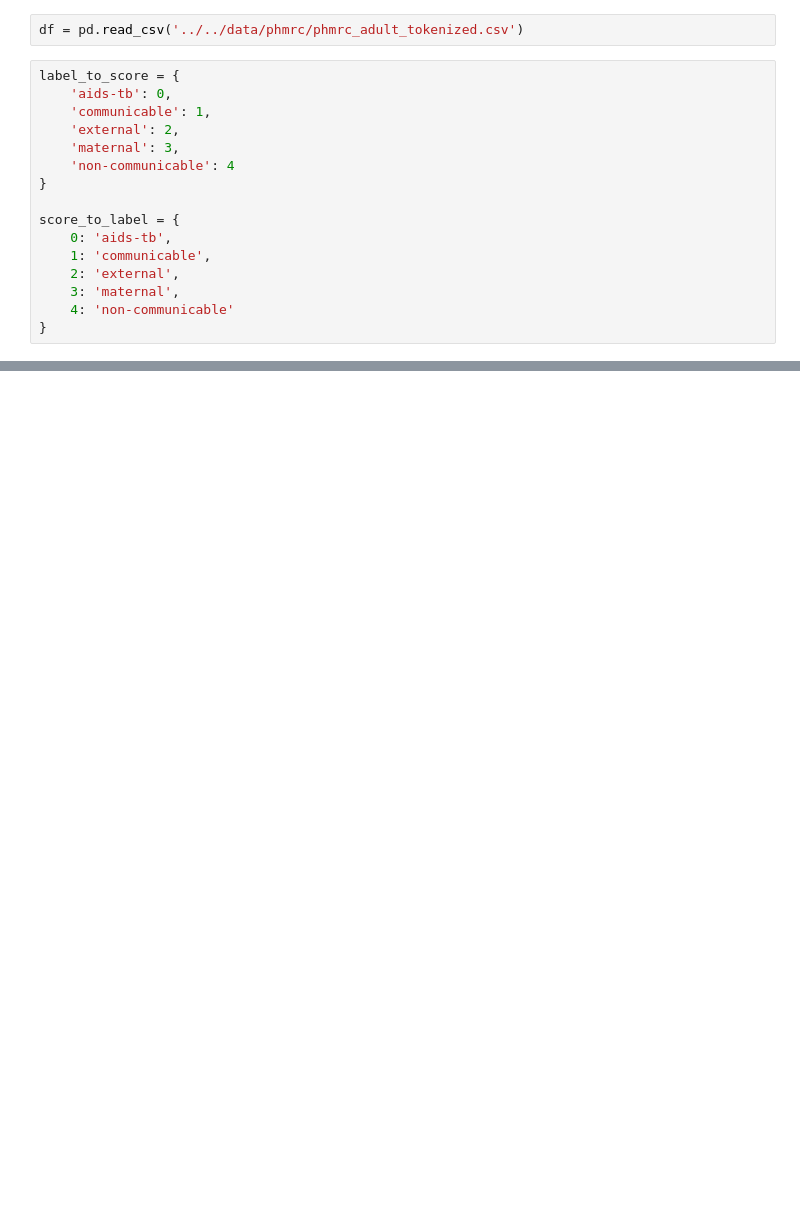
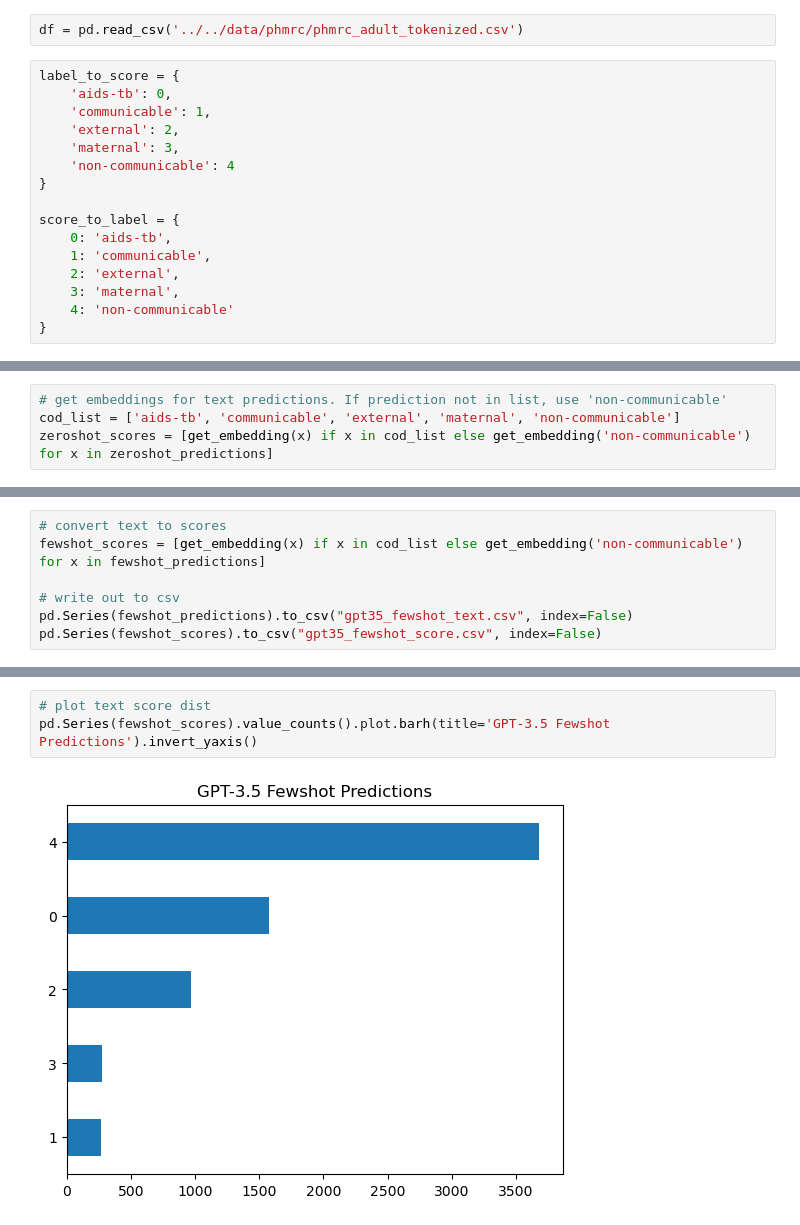
Before and after one commit to avisokay/va_nlp, a Jupyter notebook: src/gpt_nlp/prompt_engineering.ipynb, the cells around one changed output, grey strips where cells are left out. Cells and saved outputs as stored; diff of their text form; blank space fills up the shorter version.

```diff
--- a/src/gpt_nlp/prompt_engineering.ipynb
+++ b/src/gpt_nlp/prompt_engineering.ipynb
@@ -135,0 +155,4 @@ for i, statement in tqdm(statements.iterrows()):
+# %%
+# get embeddings for text predictions. If prediction not in list, use 'non-communicable'
+cod_list = ['aids-tb', 'communicable', 'external', 'maternal', 'non-communicable']
+zeroshot_scores = [get_embedding(x) if x in cod_list else get_embedding('non-communicable') for x in zeroshot_predictions]
@@ -135,0 +223,7 @@ for i, statement in tqdm(statements.iterrows()):
+# %%
+# convert text to scores
+fewshot_scores = [get_embedding(x) if x in cod_list else get_embedding('non-communicable') for x in fewshot_predictions]
+
+# write out to csv
+pd.Series(fewshot_predictions).to_csv("gpt35_fewshot_text.csv", index=False)
+pd.Series(fewshot_scores).to_csv("gpt35_fewshot_score.csv", index=False)
@@ -135,0 +235,5 @@ for i, statement in tqdm(statements.iterrows()):
+# %%
+# plot text score dist
+pd.Series(fewshot_scores).value_counts().plot.barh(title='GPT-3.5 Fewshot Predictions').invert_yaxis()
+# %% [output]
+[figure, added]
```
Also changed, not shown: parts of 26 cells of this notebook, 8 other files.
